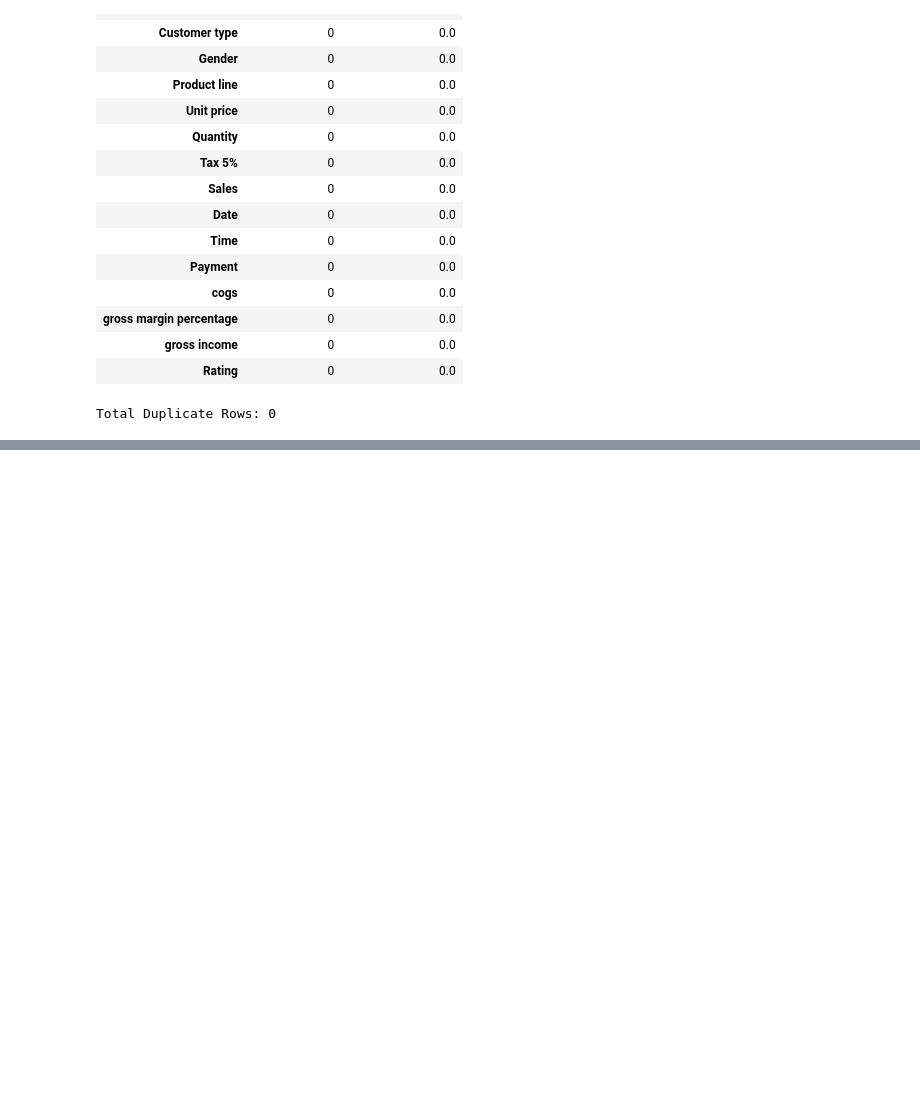
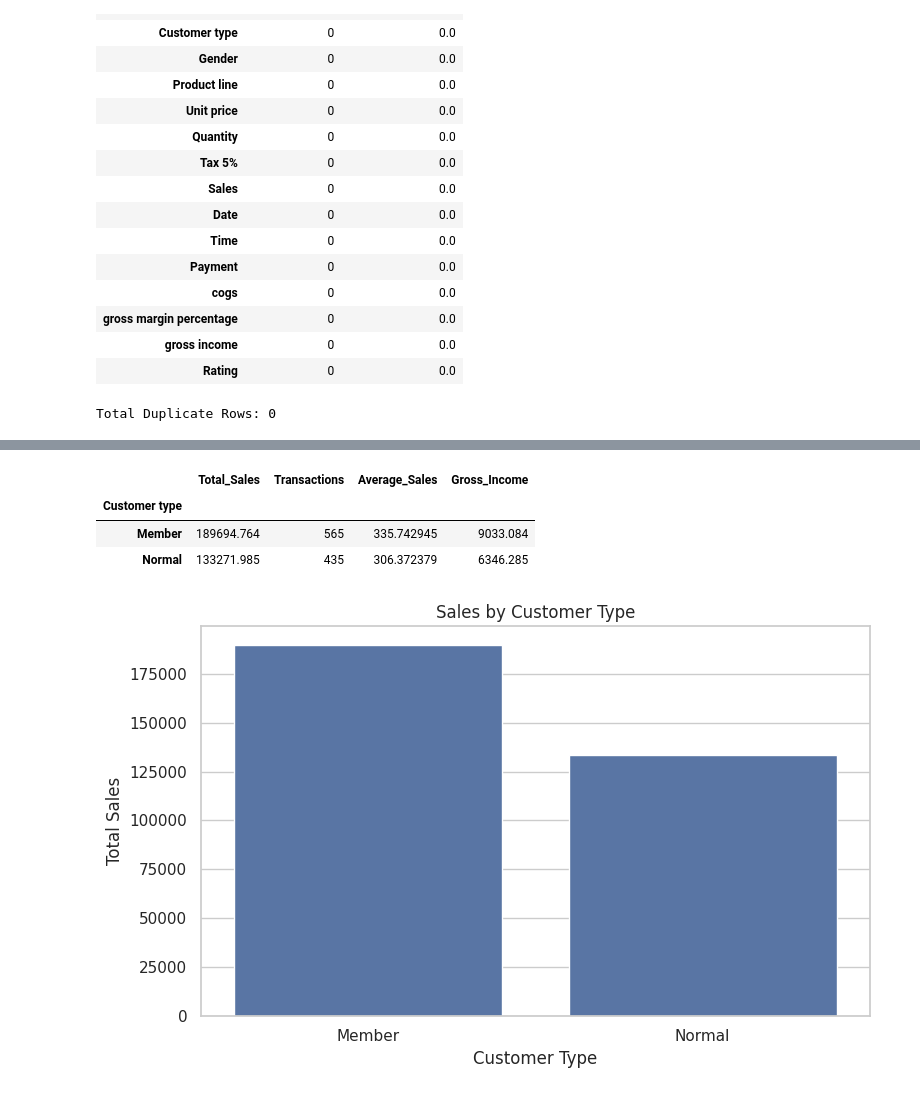
Before and after one commit to Aryan-kumar23/supermarket-sales-analysis, a Jupyter notebook: notebooks/01_sales_analysis.ipynb, the cells around one changed output, grey strips where cells are left out. Saved outputs shown, nothing was run; the diff lists cells and outputs as text; code cells hidden in the pictures; blank space fills up the shorter version.

```diff
--- a/notebooks/01_sales_analysis.ipynb
+++ b/notebooks/01_sales_analysis.ipynb
@@ -260,0 +657,34 @@ Total Duplicate Rows: 0
+# %%
+customer_analysis = (
+    df_clean.groupby("Customer type")
+    .agg(
+        Total_Sales=("Sales", "sum"),
+        Transactions=("Invoice ID", "nunique"),
+        Average_Sales=("Sales", "mean"),
+        Gross_Income=("gross income", "sum")
+    )
+)
+
+display(customer_analysis)
+# %% [output]
+|  | Total_Sales | Transactions | Average_Sales | Gross_Income |
+| Customer type |  |  |  |  |
+| Member | 189694.764 | 565 | 335.742945 | 9033.084 |
+| Normal | 133271.985 | 435 | 306.372379 | 6346.285 |
+# %%
+plt.figure(figsize=(8, 5))
+
+sns.barplot(
+    data=customer_analysis.reset_index(),
+    x="Customer type",
+    y="Total_Sales"
+)
+
+plt.title("Sales by Customer Type")
+plt.xlabel("Customer Type")
+plt.ylabel("Total Sales")
+
+plt.tight_layout()
+plt.show()
+# %% [output]
+[figure, added]
```
Also changed, not shown: parts of 24 cells of this notebook.
